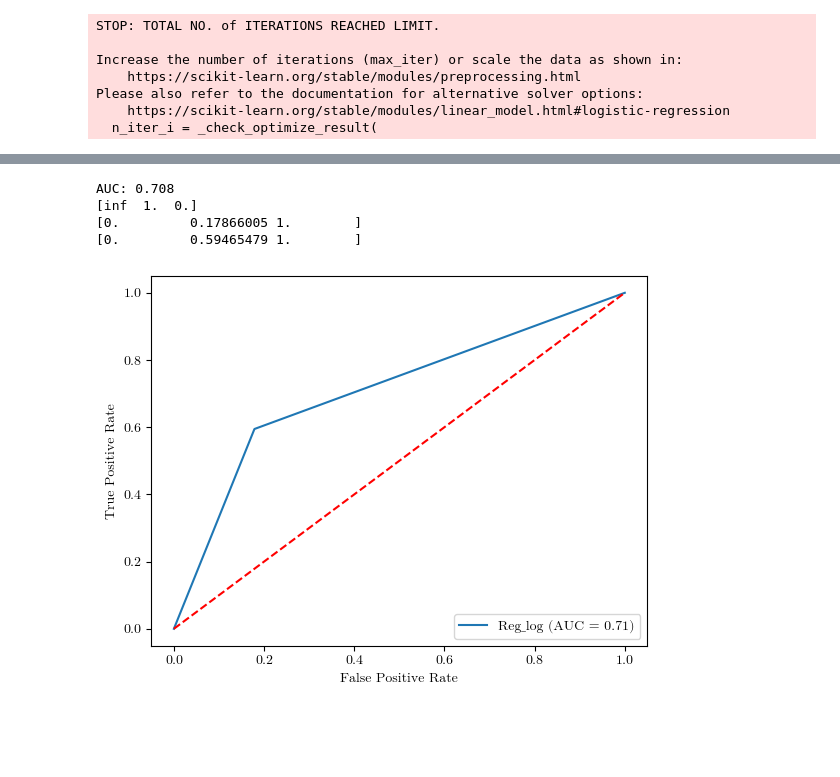
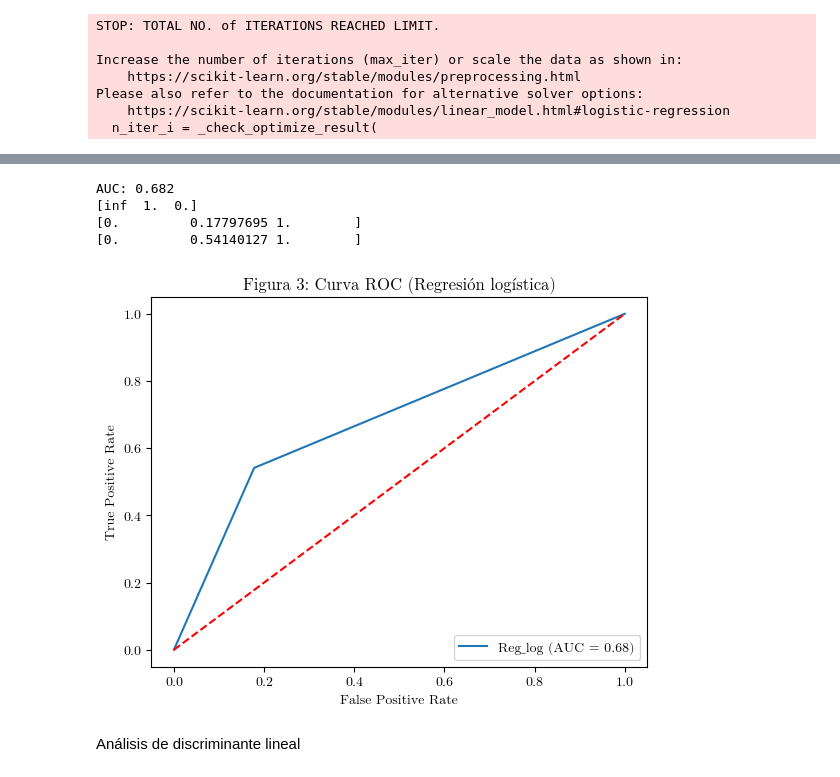
Before and after one commit to solana03/TP2, a Jupyter notebook: TP2.ipynb, the cells around one changed output, grey strips where cells are left out. Cells and saved outputs as stored; diff of their text form; code cells hidden in the pictures; blank space fills up the shorter version.

```diff
--- a/TP2.ipynb
+++ b/TP2.ipynb
@@ -464,28 +476,31 @@ Accuracy Score : 0.740
 # %%
 #Calculamos el área debajo de la curva ROC (su acumulado)
 auc_ROC = roc_auc_score(y_test, y_predicha)
 print('AUC: %.3f' % auc_ROC)
 
 #Graficamos la curva ROC
 fpr, tpr, thresholds = roc_curve(y_test, y_predicha)
 np.set_printoptions(suppress = True)
 print(thresholds)
 print(fpr)
 print(tpr)
 
 display = RocCurveDisplay(fpr=fpr, tpr=tpr, roc_auc=auc_ROC, estimator_name='Reg_log')
 font = {'family': 'Latin Modern Math'}
 plt.rc('font', **font)
 display.plot()
 plt.plot([0, 1], [0, 1], color='red', linestyle='--')
+plt.title("Figura 3: Curva ROC (Regresión logística)")
 plt.savefig("roc_logit.png", dpi=300, bbox_inches='tight')
 plt.show()
 # %% [output]
-AUC: 0.708
+AUC: 0.682
 [inf  1.  0.]
-[0.         0.17866005 1.        ]
-[0.         0.59465479 1.        ]
+[0.         0.17797695 1.        ]
+[0.         0.54140127 1.        ]
-[figure, old version]
+[figure, new version]
+# %% [markdown]
+Análisis de discriminante lineal
 # %%
 #Realizamos el análisis discriminante lineal
 adl = LinearDiscriminantAnalysis(n_components=1)
```
Also changed, not shown: parts of 30 cells of this notebook, 5 other files.
